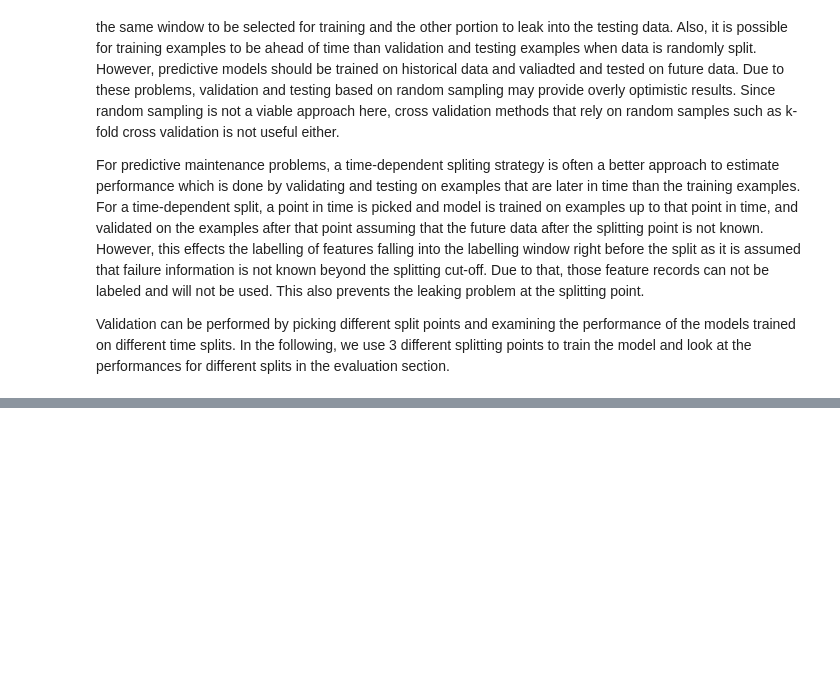
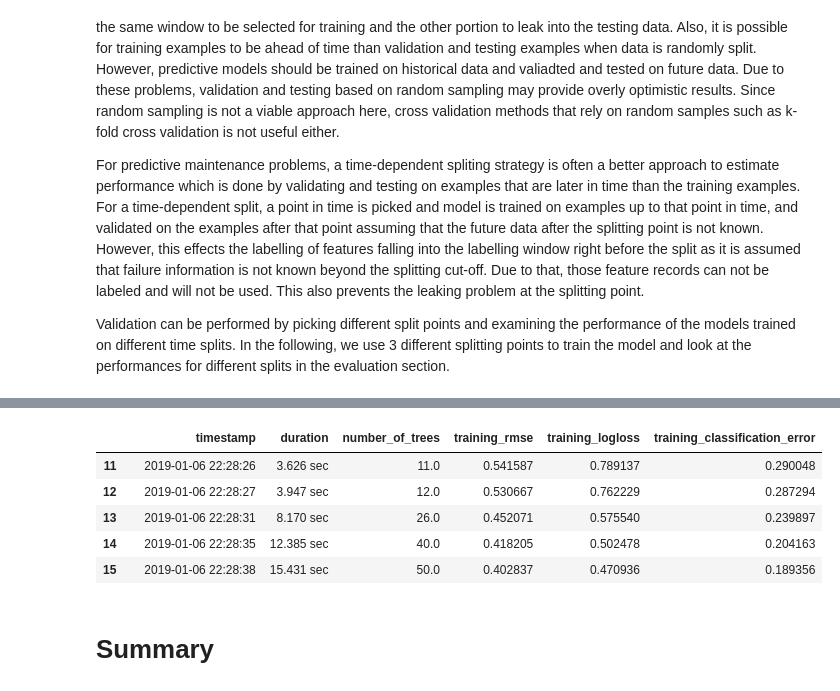
Before and after one commit to live2pro/Predictive_Maintenance_Modelling, a Jupyter notebook: notebooks/Predictive Maintenance Modelling Guide.ipynb, the cells around one changed output, grey strips where cells are left out. Cells and saved outputs as stored; diff of their text form; code cells hidden in the pictures; blank space fills up the shorter version.

```diff
--- a/notebooks/Predictive Maintenance Modelling Guide.ipynb
+++ b/notebooks/Predictive Maintenance Modelling Guide.ipynb
@@ -578,9 +557,8 @@ testingdata2.head()
 # %%
+%%time
+#Load data into H20
 # split at 2015-10-01 01:00:00, to train on the first 10 months and test on last 2 months
 # labelling window is 24 hours so records within 24 hours prior to split point are left out
-
-trainingdata3 = labeledfeatures[labeledfeatures.datetime < "2015-09-30 01:00:00"]
-testingdata3 = labeledfeatures[labeledfeatures.datetime > "2015-10-01 01:00:00"]
-
-trainingdata3.tail()
+trainingdata3 = h2o.H2OFrame(labeledfeatures[labeledfeatures['datetime'] < "2015-09-30 01:00:00"])
+testingdata3 = h2o.H2OFrame(labeledfeatures[labeledfeatures['datetime'] < "2015-10-01 01:00:00"])
 # %% [output]
@@ -634,0 +630,11 @@ KeyboardInterrupt:
+# %%
+gbm_3.score_history().tail()
+# %% [output]
+|  |  | timestamp | duration | number_of_trees | training_rmse | training_logloss | training_classification_error |
+| 11 |  | 2019-01-06 22:28:26 | 3.626 sec | 11.0 | 0.541587 | 0.789137 | 0.290048 |
+| 12 |  | 2019-01-06 22:28:27 | 3.947 sec | 12.0 | 0.530667 | 0.762229 | 0.287294 |
+| 13 |  | 2019-01-06 22:28:31 | 8.170 sec | 26.0 | 0.452071 | 0.575540 | 0.239897 |
+| 14 |  | 2019-01-06 22:28:35 | 12.385 sec | 40.0 | 0.418205 | 0.502478 | 0.204163 |
+| 15 |  | 2019-01-06 22:28:38 | 15.431 sec | 50.0 | 0.402837 | 0.470936 | 0.189356 |
+# %% [markdown]
+# Summary
```
Also changed, not shown: parts of 24 cells of this notebook.
